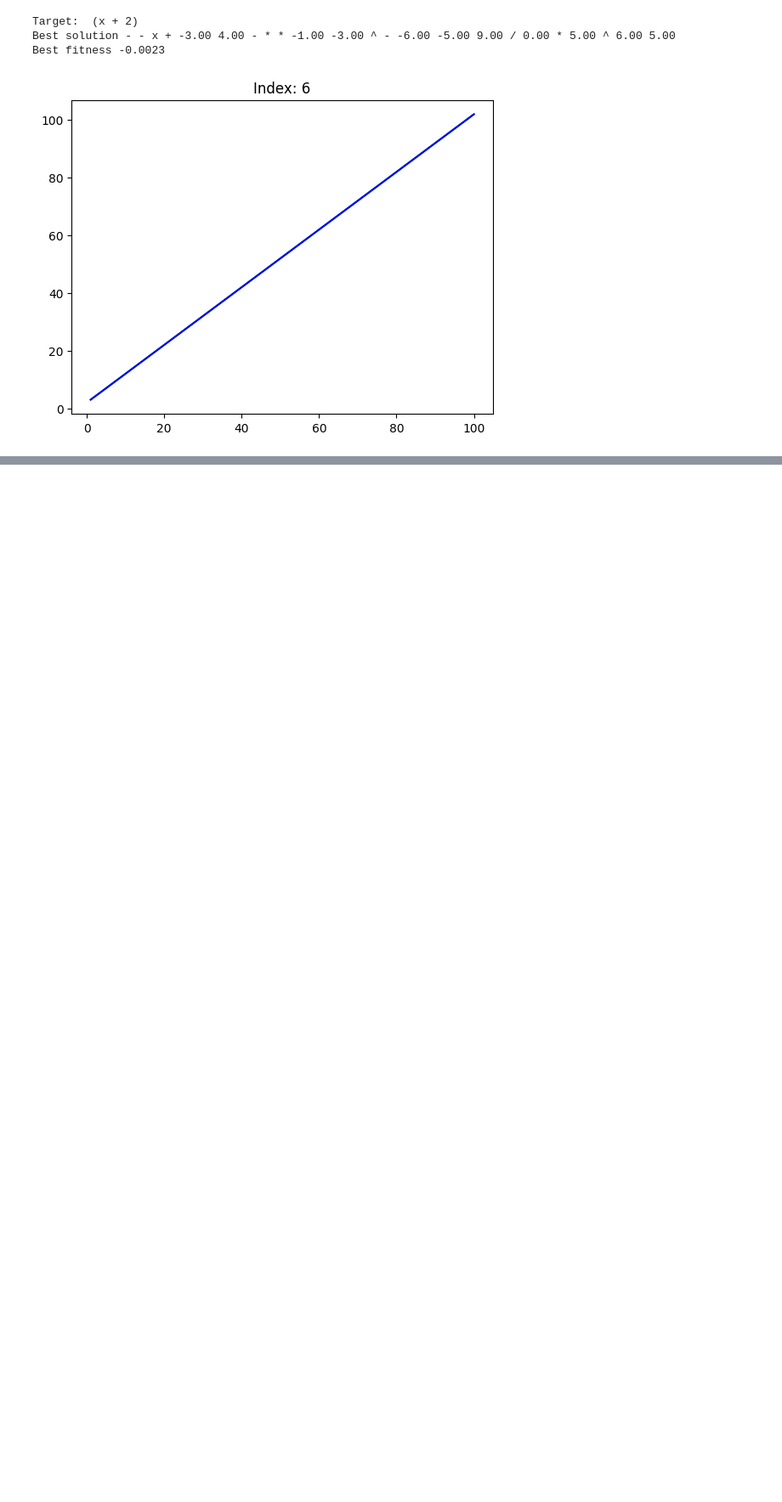
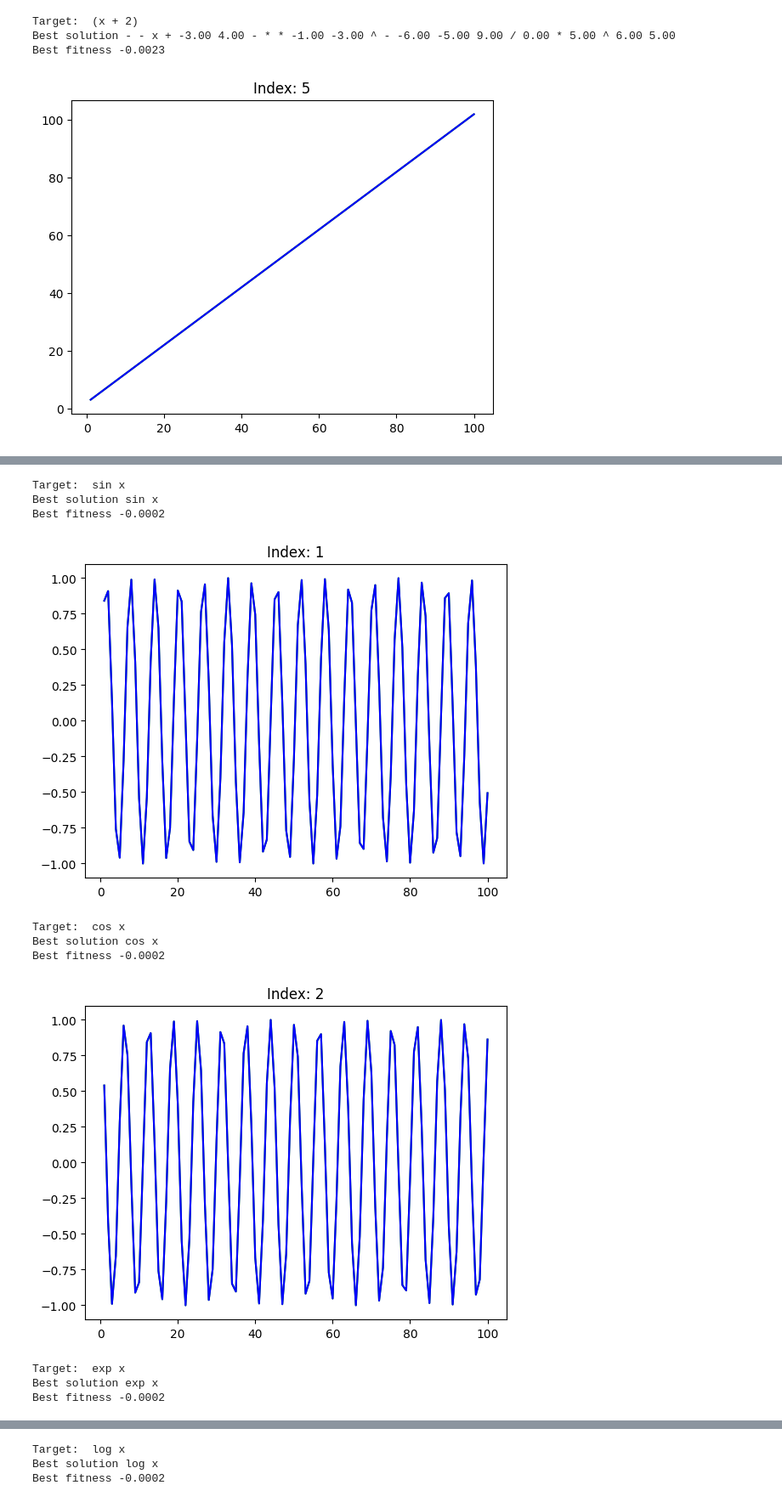
Before and after one commit to galgantar/Inteligentni-sistemi, a Jupyter notebook: seminarska 1/training.ipynb, the cells around one changed output, grey strips where cells are left out. Shown at 85% size. Saved outputs shown, nothing was run; the diff lists cells and outputs as text; code cells hidden in the pictures; blank space fills up the shorter version.

Commit message:
Added custom operators visualization

```diff
--- a/seminarska 1/training.ipynb
+++ b/seminarska 1/training.ipynb
@@ -102,8 +102,12 @@ NameError: name 'predict_function' is not defined
 with open('best_models.pkl', 'rb') as file:
     best_models = pickle.load(file)
 # %%
-def graph_predictions(best_models, indices):
-    with open("dataset.csv") as file:
+def graph_predictions(best_models_filename, dataset_filename, indices):
+    # load predictions from file
+    with open(best_models_filename, 'rb') as file:
+        best_models = pickle.load(file)
+
+    with open(dataset_filename) as file:
         reader = csv.reader(file)
 
         index = 1
@@ -156,0 +165,17 @@ Best fitness -0.0023
+# %%
+# indices = range(101)
+indices = [1, 2, 3, 4, 5, 6]
+
+graph_predictions(best_models_filename='best_models_custom.pkl', dataset_filename='custom_dataset.csv', indices=indices)
+# %% [output]
+Target:  sin x
+Best solution sin x
+Best fitness -0.0002
+[figure, added]
+Target:  cos x
+Best solution cos x
+Best fitness -0.0002
+[figure, added]
+Target:  exp x
+Best solution exp x
+Best fitness -0.0002
@@ -156,0 +183,3 @@ Best fitness -0.0023
+Target:  log x
+Best solution log x
+Best fitness -0.0002
```
Also changed, not shown: parts of 4 cells of this notebook.
